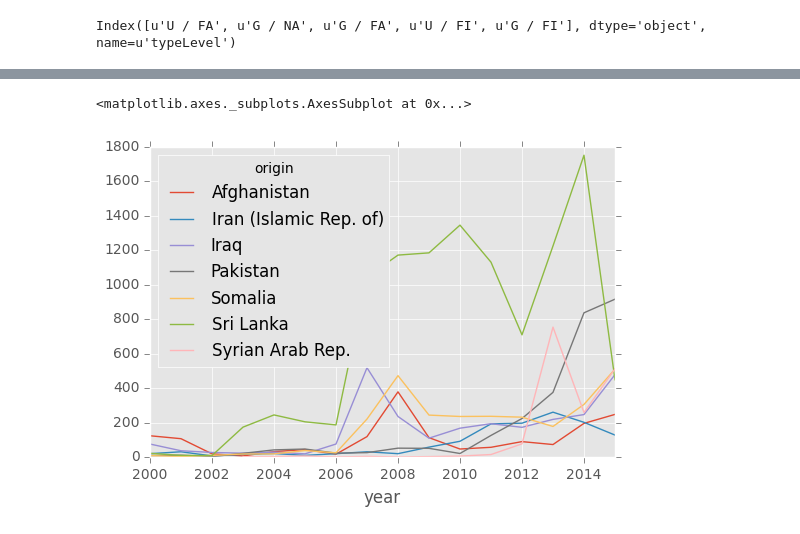
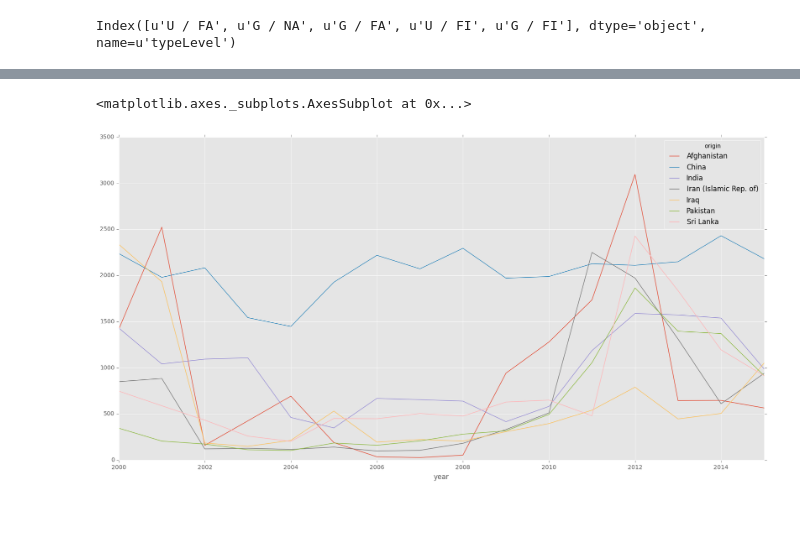
Before and after one commit to kebuhcah/DataViz0, a Jupyter notebook: story1data/unhcr_stats.ipynb, the cells around one changed output, grey strips where cells are left out. Drawn from its saved outputs; the diff is of its cells as text; code cells hidden in the pictures.

```diff
--- a/story1data/unhcr_stats.ipynb
+++ b/story1data/unhcr_stats.ipynb
@@ -80,9 +115,9 @@ t.groupby(['year','destination']).totalYearEnd.sum().unstack().plot.line()
 # %%
-t = AsylumHistory[(AsylumHistory.destination.isin(['Malaysia']))&(~(AsylumHistory.origin.isin(['Myanmar'])))]
+t = AsylumHistory[(AsylumHistory.destination.isin(['Australia']))&(~(AsylumHistory.origin.isin(['Myanmar'])))]
 
-t=t[t.origin.isin(t.groupby('origin')['appliedDuringYear'].sum().sort_values()[-8:-1].index)]
-t.groupby(['year','origin']).appliedDuringYear.sum().unstack().plot.line()
+t=t[t.origin.isin(t.groupby('origin')['appliedDuringYear'].sum().sort_values()[-7:].index)]
+t.groupby(['year','origin']).appliedDuringYear.sum().unstack().plot.line(figsize=(20,10))
 # %% [output]
 <matplotlib.axes._subplots.AxesSubplot at 0x...>
-[figure, old version]
+[figure, new version]
 # %%
```
Also changed, not shown: parts of 9 cells of this notebook, 3 other files.
